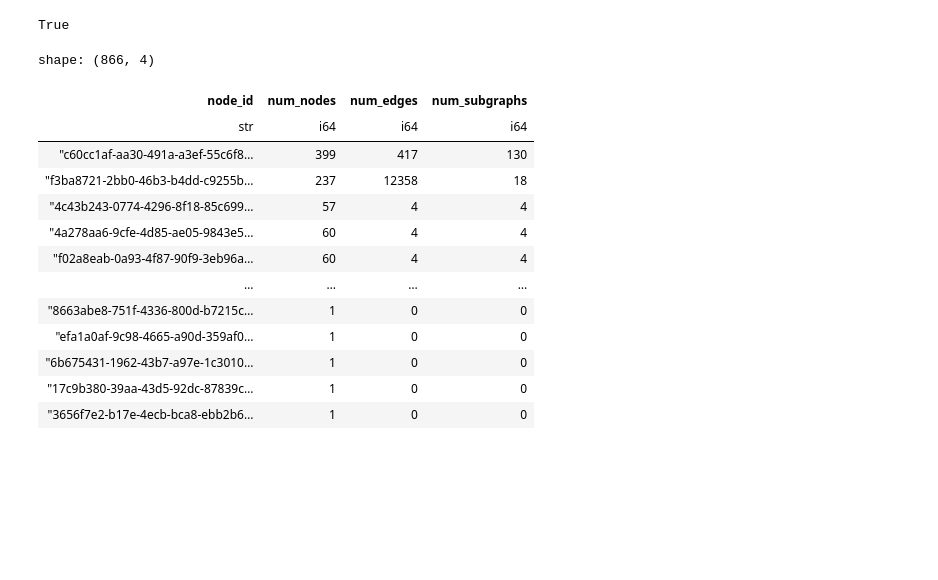
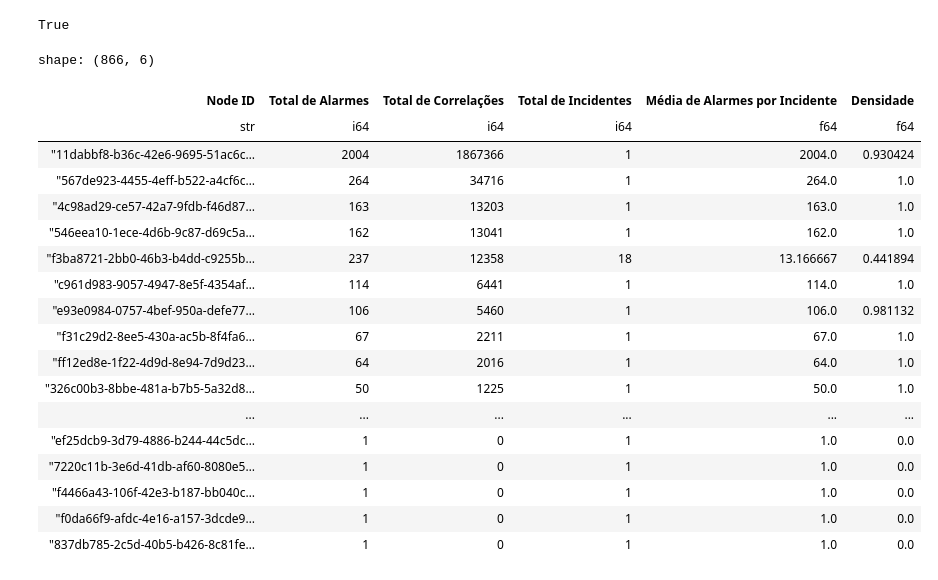
Before and after one commit to LuizF14/alarm_correlation, a Jupyter notebook: notebooks/simple_time_correlation_active.ipynb, the cells around one changed output. Drawn from its saved outputs; the diff is of its cells as text; code cells hidden in the pictures; blank space fills up the shorter version.

```diff
--- a/notebooks/simple_time_correlation_active.ipynb
+++ b/notebooks/simple_time_correlation_active.ipynb
@@ -16,25 +16,30 @@ from src.pipelines.simple_time_correlation import SimpleTimeCorrelationActive
 lazy_frame = pl.scan_parquet("data/raw/active_alarms_prod.parquet")
 
 SimpleTimeCorrelationActive.train(lazy_frame)
-# %%
-from utils.node_summary import node_summary
-
-summary = node_summary(os.getenv("ACTIVE_DB_PATH"))
-
-summary_sorted = summary.sort("num_subgraphs", descending=True)
-summary_sorted
-# %% [output]
-shape: (866, 4)
-| node_id | num_nodes | num_edges | num_subgraphs |
-| str | i64 | i64 | i64 |
-| "c60cc1af-aa30-491a-a3ef-55c6f8… | 399 | 417 | 130 |
-| "f3ba8721-2bb0-46b3-b4dd-c9255b… | 237 | 12358 | 18 |
-| "4c43b243-0774-4296-8f18-85c699… | 57 | 4 | 4 |
-| "4a278aa6-9cfe-4d85-ae05-9843e5… | 60 | 4 | 4 |
-| "f02a8eab-0a93-4f87-90f9-3eb96a… | 60 | 4 | 4 |
-| … | … | … | … |
-| "8663abe8-751f-4336-800d-b7215c… | 1 | 0 | 0 |
-| "efa1a0af-9c98-4665-a90d-359af0… | 1 | 0 | 0 |
-| "6b675431-1962-43b7-a97e-1c3010… | 1 | 0 | 0 |
-| "17c9b380-39aa-43d5-92dc-87839c… | 1 | 0 | 0 |
-| "3656f7e2-b17e-4ecb-bca8-ebb2b6… | 1 | 0 | 0 |
+# %%
+from src.utils.node_summary import node_summary
+
+summary, general_metrics = node_summary(os.getenv("ACTIVE_DB_PATH"))
+
+with pl.Config(tbl_rows=-1):
+    display(summary)
+# %% [output]
+shape: (866, 6)
+| Node ID | Total de Alarmes | Total de Correlações | Total de Incidentes | Média de Alarmes por Incidente | Densidade |
+| str | i64 | i64 | i64 | f64 | f64 |
+| "11dabbf8-b36c-42e6-9695-51ac6c… | 2004 | 1867366 | 1 | 2004.0 | 0.930424 |
+| "567de923-4455-4eff-b522-a4cf6c… | 264 | 34716 | 1 | 264.0 | 1.0 |
+| "4c98ad29-ce57-42a7-9fdb-f46d87… | 163 | 13203 | 1 | 163.0 | 1.0 |
+| "546eea10-1ece-4d6b-9c87-d69c5a… | 162 | 13041 | 1 | 162.0 | 1.0 |
+| "f3ba8721-2bb0-46b3-b4dd-c9255b… | 237 | 12358 | 18 | 13.166667 | 0.441894 |
+| "c961d983-9057-4947-8e5f-4354af… | 114 | 6441 | 1 | 114.0 | 1.0 |
+| "e93e0984-0757-4bef-950a-defe77… | 106 | 5460 | 1 | 106.0 | 0.981132 |
+| "f31c29d2-8ee5-430a-ac5b-8f4fa6… | 67 | 2211 | 1 | 67.0 | 1.0 |
+| "ff12ed8e-1f22-4d9d-8e94-7d9d23… | 64 | 2016 | 1 | 64.0 | 1.0 |
+| "326c00b3-8bbe-481a-b7b5-5a32d8… | 50 | 1225 | 1 | 50.0 | 1.0 |
+| ... | ... | ... | ... | ... | ... |
+| "ef25dcb9-3d79-4886-b244-44c5dc… | 1 | 0 | 1 | 1.0 | 0.0 |
+| "7220c11b-3e6d-41db-af60-8080e5… | 1 | 0 | 1 | 1.0 | 0.0 |
+| "f4466a43-106f-42e3-b187-bb040c… | 1 | 0 | 1 | 1.0 | 0.0 |
+| "f0da66f9-afdc-4e16-a157-3dcde9… | 1 | 0 | 1 | 1.0 | 0.0 |
+| "837db785-2c5d-40b5-b426-8c81fe… | 1 | 0 | 1 | 1.0 | 0.0 |
```
Also changed, not shown: 9 other files.
